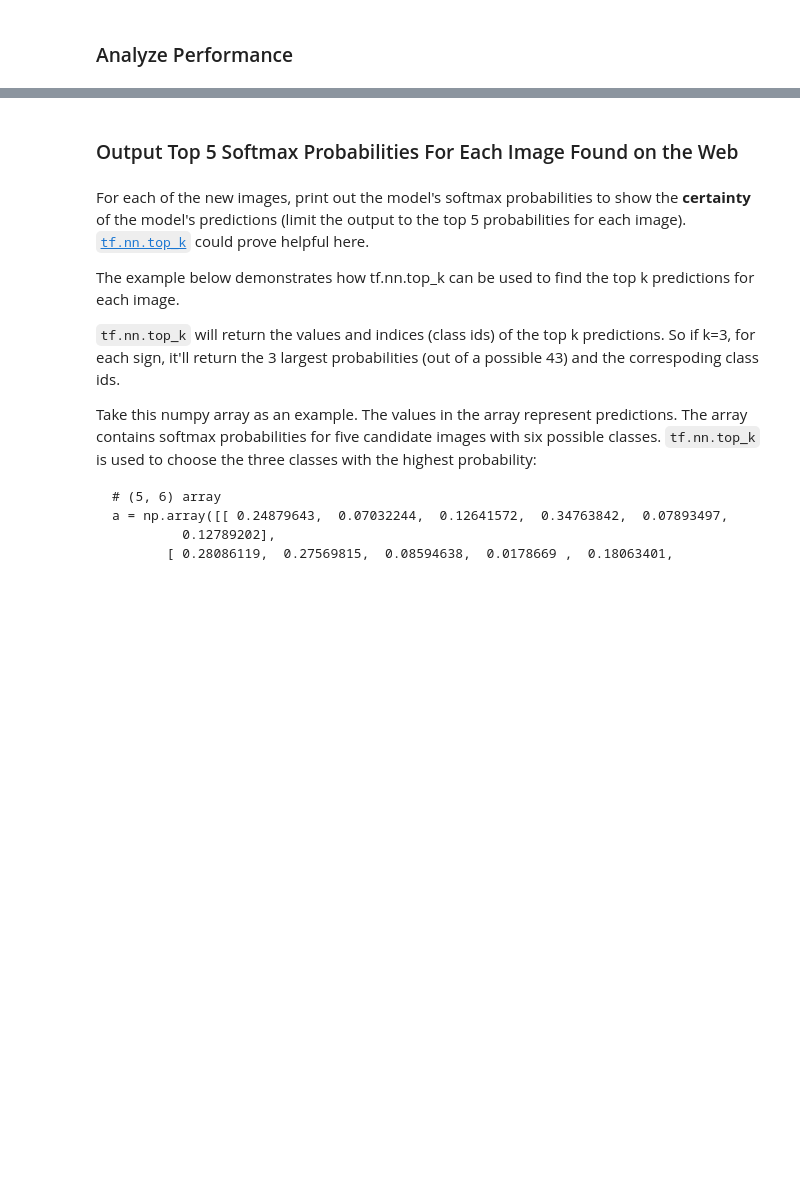
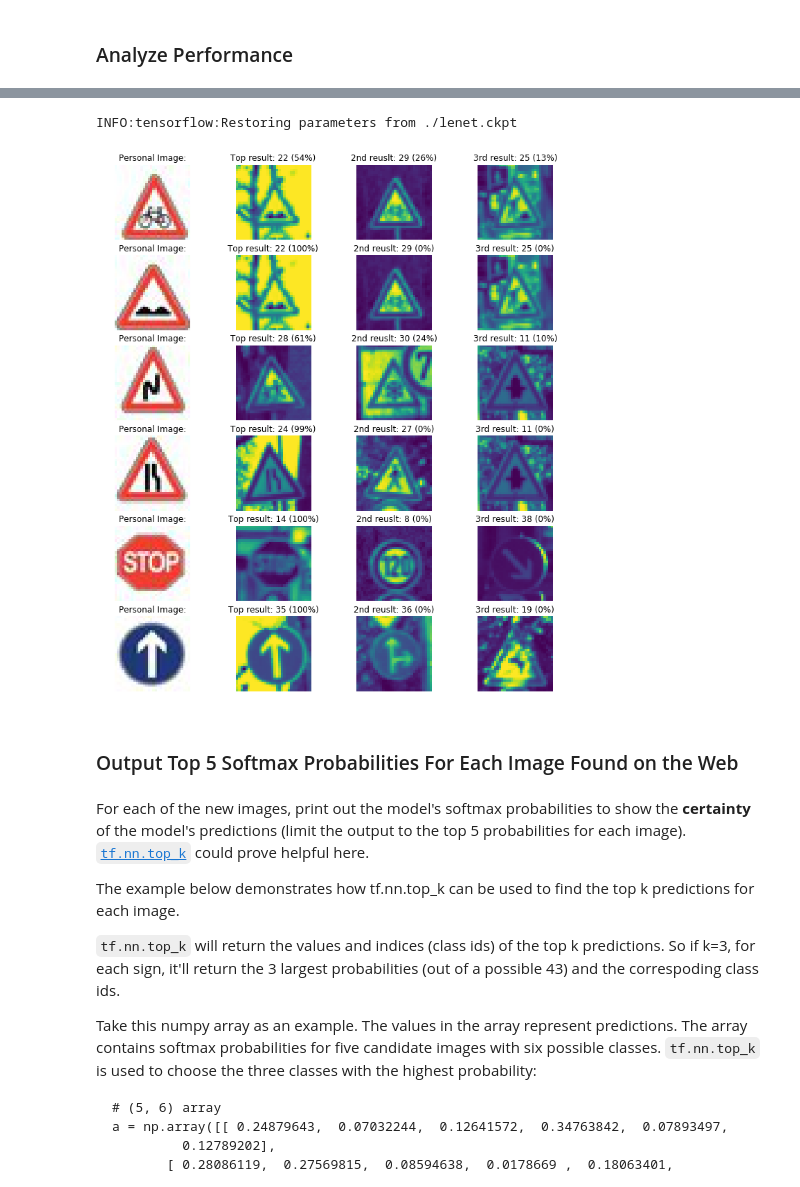
Before and after one commit to CJL89/Traffic-Sign-Classifier, a Jupyter notebook: Traffic_Sign_Classifier.ipynb, the cells around one changed output, grey strips where cells are left out. Saved outputs shown, nothing was run; the diff lists cells and outputs as text; code cells hidden in the pictures; blank space fills up the shorter version.

Commit message:
Updated the softmax function

```diff
--- a/Traffic_Sign_Classifier.ipynb
+++ b/Traffic_Sign_Classifier.ipynb
@@ -667,9 +657,0 @@ print(X_personal_train.shape)
-# %%
-with tf.Session() as sess:
-    saver.restore(sess, save_file)
-
-    prediction = sess.run(tf.argmax(logits, 1), feed_dict={x: X_personal_train, keep_prob: 0.5})
-    test_accuracy = evaluate(X_test, y_test)
-    print("Test Accuracy = {:.3f}".format(test_accuracy))
-    print('Predicted signs:', prediction)
-    print('Actual labels of predictions:', y_personal_train)
@@ -680,0 +658,10 @@ Actual labels of predictions: [29 22 21 39 14 35]
+# %%
+# Corresponding values of each personal image.
+y_personal_train = [29, 22, 21, 39, 14, 35]
+
+# Testing accuracy of the images in the network.
+with tf.Session() as sess:
+    sess.run(tf.global_variables_initializer())
+    saver.restore(sess, save_file)
+    my_test_accuracy = evaluate(X_personal_train_normalized, y_personal_train)
+    print("Test Set Accuracy on Personal Images = {:.3f}".format(my_test_accuracy))
@@ -707,3 +673,53 @@ Test Accuracy = 0.500
+# %%
+### Calculate the accuracy for these 5 new images.
+### For example, if the model predicted 1 out of 5 signs correctly, it's 20% accurate on these new images.
+
+# Declaring softmax and top_k to shorten code in test.
+predictions = tf.nn.softmax(logits)
+top_k = tf.nn.top_k(predictions, k=3)
+
+with tf.Session() as sess:
+    sess.run(tf.global_variables_initializer())
+    saver.restore(sess, save_file)
+    my_personal_predictions = sess.run(predictions, feed_dict={x: X_personal_train_normalized, keep_prob: 1.0})
+    my_personal_top_k = sess.run(top_k, feed_dict={x: X_personal_train_normalized, keep_prob: 1.0})
+
+    fig, axs = plt.subplots(len(X_personal_train),4, figsize=(12, 14))
+    axs = axs.ravel()
+
+
+# Display is based on Jeremy Shannon Git: https://github.com/jeremy-shannon/CarND-Traffic-Sign-Classifier-Project/blob/master/Traffic_Sign_Classifier.ipynb
+# It was pretty neat how he actually displayed every single prediction.
+    for i, image in enumerate(X_personal_train):
+
+        # Formating personal images:
+        axs[4*i].axis('off')
+        axs[4*i].imshow(cv2.cvtColor(image, cv2.COLOR_BGR2RGB))
+        axs[4*i].set_title('Personal Image:')
+
+        # Formating 1st guess of personal images:
+        guess1 = my_personal_top_k[1][i][0]
+        index1 = np.argwhere(y_valid == guess1)[0]
+        axs[4*i+1].axis('off')
+        axs[4*i+1].imshow(X_valid[index1].squeeze())
+        axs[4*i+1].set_title('Top result: {} ({:.0f}%)'.format(guess1, 100*my_personal_top_k[0][i][0]))
+
+        # Formating 2nd guess of personal images:
+        guess2 = my_personal_top_k[1][i][1]
+        index2 = np.argwhere(y_valid == guess2)[0]
+        axs[4*i+2].axis('off')
+        axs[4*i+2].imshow(X_valid[index2].squeeze())
+        axs[4*i+2].set_title('2nd reuslt: {} ({:.0f}%)'.format(guess2, 100*my_personal_top_k[0][i][1]))
+
+        # Formating 3rd guess of personal images:
+        guess3 = my_personal_top_k[1][i][2]
+        index3 = np.argwhere(y_valid == guess3)[0]
+        axs[4*i+3].axis('off')
+        axs[4*i+3].imshow(X_valid[index3].squeeze())
+        axs[4*i+3].set_title('3rd result: {} ({:.0f}%)'.format(guess3, 100*my_personal_top_k[0][i][2]))
+# %% [output]
+INFO:tensorflow:Restoring parameters from ./lenet.ckpt
+[figure, added]
 # %% [markdown]
 ### Output Top 5 Softmax Probabilities For Each Image Found on the Web
 # %% [markdown]
```
Also changed, not shown: parts of 12 cells of this notebook, 3 other files.
